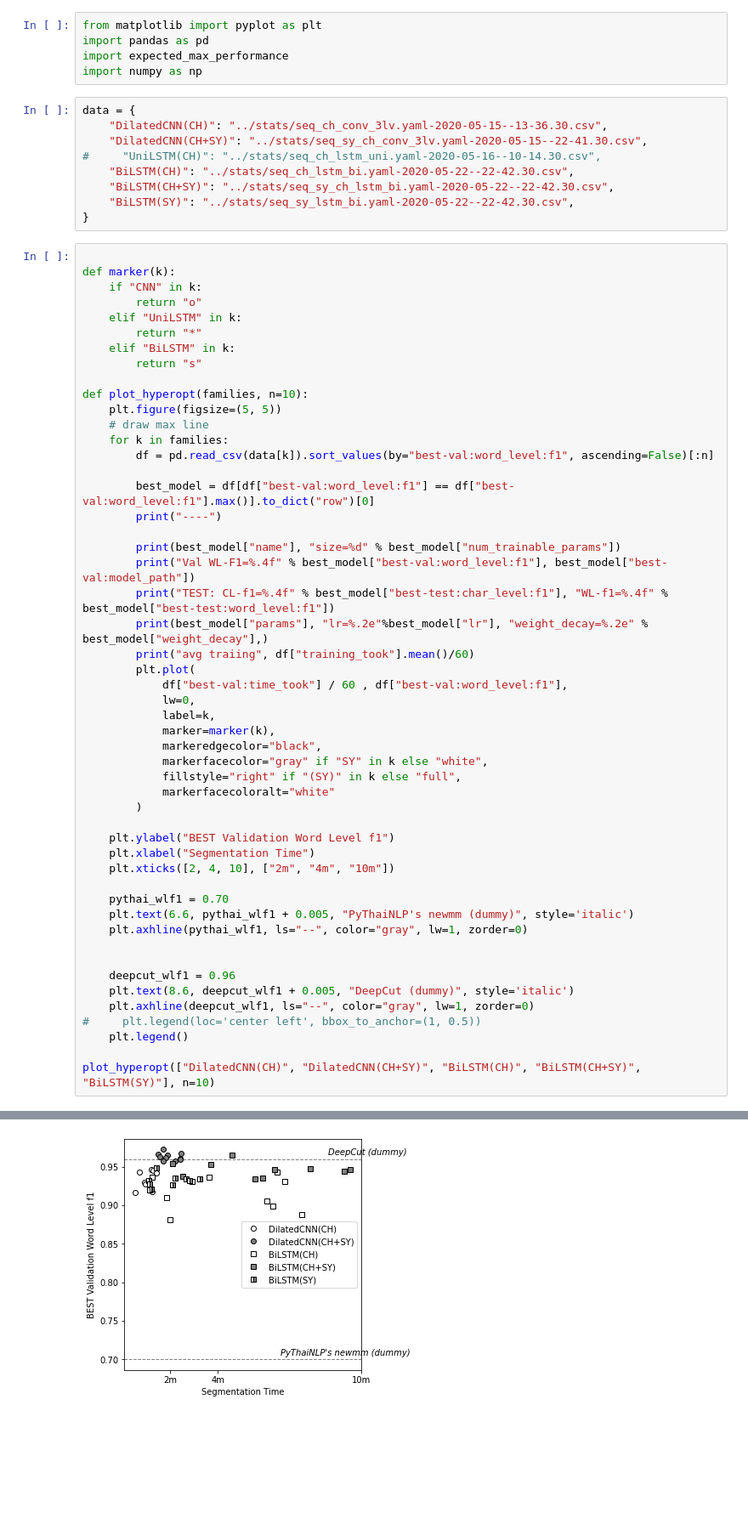
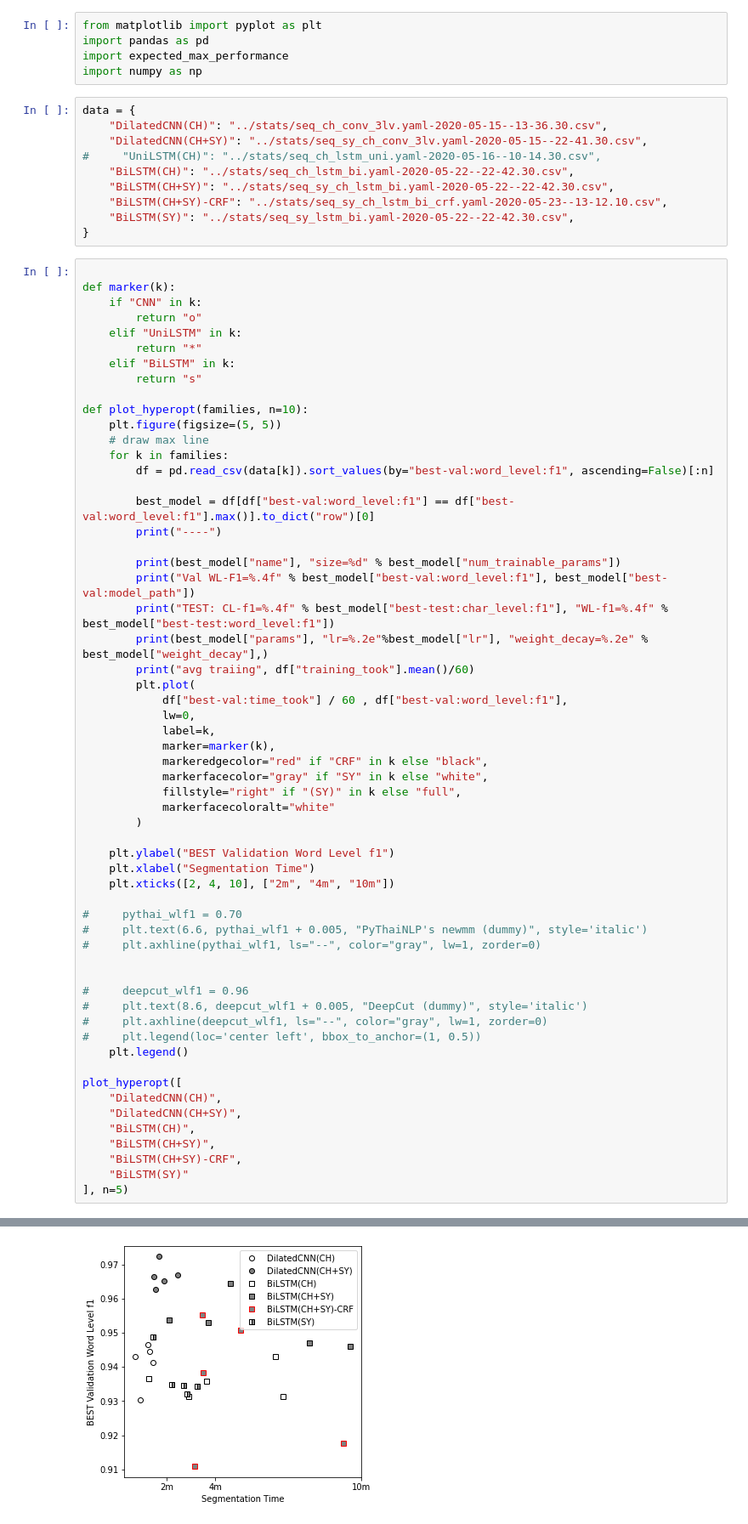
Before and after one commit to p16i/Syllable-based-Neural-Thai-Word-Segmentation, a Jupyter notebook: notebooks/viz-plot-hyperopt-results.ipynb, the cells around one changed output, grey strips where cells are left out. Shown at 85% size. Cells and saved outputs as stored; diff of their text form; blank space fills up the shorter version.

```diff
--- a/notebooks/viz-plot-hyperopt-results.ipynb
+++ b/notebooks/viz-plot-hyperopt-results.ipynb
@@ -10,6 +10,7 @@ data = {
 #     "UniLSTM(CH)": "../stats/seq_ch_lstm_uni.yaml-2020-05-16--10-14.30.csv",
     "BiLSTM(CH)": "../stats/seq_ch_lstm_bi.yaml-2020-05-22--22-42.30.csv",
     "BiLSTM(CH+SY)": "../stats/seq_sy_ch_lstm_bi.yaml-2020-05-22--22-42.30.csv",
+    "BiLSTM(CH+SY)-CRF": "../stats/seq_sy_ch_lstm_bi_crf.yaml-2020-05-23--13-12.10.csv",
     "BiLSTM(SY)": "../stats/seq_sy_lstm_bi.yaml-2020-05-22--22-42.30.csv",
 }
 # %%
@@ -41,7 +42,7 @@ def plot_hyperopt(families, n=10):
             lw=0,
             label=k,
             marker=marker(k),
-            markeredgecolor="black",
+            markeredgecolor="red" if "CRF" in k else "black",
             markerfacecolor="gray" if "SY" in k else "white",
             fillstyle="right" if "(SY)" in k else "full",
             markerfacecoloralt="white"
@@ -51,18 +52,25 @@ def plot_hyperopt(families, n=10):
     plt.xlabel("Segmentation Time")
     plt.xticks([2, 4, 10], ["2m", "4m", "10m"])
 
-    pythai_wlf1 = 0.70
-    plt.text(6.6, pythai_wlf1 + 0.005, "PyThaiNLP's newmm (dummy)", style='italic')
-    plt.axhline(pythai_wlf1, ls="--", color="gray", lw=1, zorder=0)
+#     pythai_wlf1 = 0.70
+#     plt.text(6.6, pythai_wlf1 + 0.005, "PyThaiNLP's newmm (dummy)", style='italic')
+#     plt.axhline(pythai_wlf1, ls="--", color="gray", lw=1, zorder=0)
 
 
-    deepcut_wlf1 = 0.96
-    plt.text(8.6, deepcut_wlf1 + 0.005, "DeepCut (dummy)", style='italic')
-    plt.axhline(deepcut_wlf1, ls="--", color="gray", lw=1, zorder=0)
+#     deepcut_wlf1 = 0.96
+#     plt.text(8.6, deepcut_wlf1 + 0.005, "DeepCut (dummy)", style='italic')
+#     plt.axhline(deepcut_wlf1, ls="--", color="gray", lw=1, zorder=0)
 #     plt.legend(loc='center left', bbox_to_anchor=(1, 0.5))
     plt.legend()
 
-plot_hyperopt(["DilatedCNN(CH)", "DilatedCNN(CH+SY)", "BiLSTM(CH)", "BiLSTM(CH+SY)", "BiLSTM(SY)"], n=10)
+plot_hyperopt([
+    "DilatedCNN(CH)",
+    "DilatedCNN(CH+SY)",
+    "BiLSTM(CH)",
+    "BiLSTM(CH+SY)",
+    "BiLSTM(CH+SY)-CRF",
+    "BiLSTM(SY)"
+], n=5)
 # %% [output]
 ----
 seq_ch_conv_3lv size=329152
@@ -84,4 +92,4 @@ avg traiing 32.6219686404864
-[figure, old version]
+[figure, new version]
 # %%
 def plot_expected_perf(families):
     plt.figure(figsize=(5, 5))
```
Also changed, not shown: parts of 2 cells of this notebook, 1 other file.
